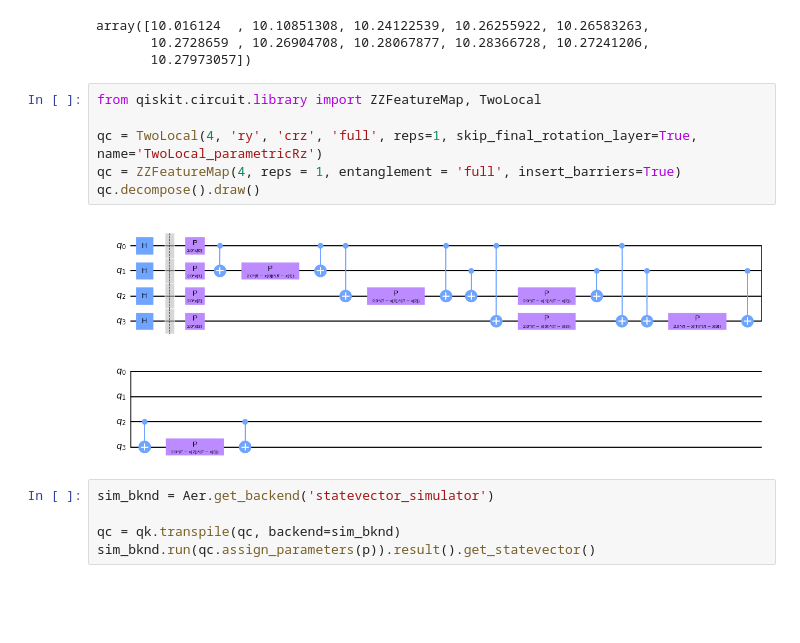
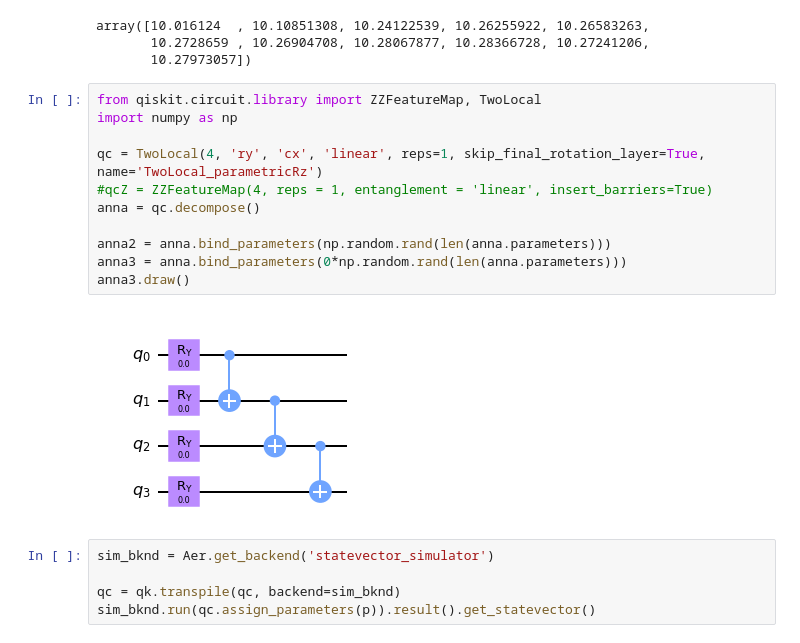
Before and after one commit to mballarin97/mps_qnn, a Jupyter notebook: examples/Ent_visualize.ipynb, the cells around one changed output. Saved outputs shown, nothing was run; the diff lists cells and outputs as text; blank space fills up the shorter version.

```diff
--- a/examples/Ent_visualize.ipynb
+++ b/examples/Ent_visualize.ipynb
@@ -579,12 +579,17 @@ array([10.016124  , 10.10851308, 10.24122539, 10.26255922, 10.26583263,
        10.27973057])
 # %%
 from qiskit.circuit.library import ZZFeatureMap, TwoLocal
+import numpy as np
 
-qc = TwoLocal(4, 'ry', 'crz', 'full', reps=1, skip_final_rotation_layer=True, name='TwoLocal_parametricRz')
-qc = ZZFeatureMap(4, reps = 1, entanglement = 'full', insert_barriers=True)
-qc.decompose().draw()
+qc = TwoLocal(4, 'ry', 'cx', 'linear', reps=1, skip_final_rotation_layer=True, name='TwoLocal_parametricRz')
+#qcZ = ZZFeatureMap(4, reps = 1, entanglement = 'linear', insert_barriers=True)
+anna = qc.decompose()
+
+anna2 = anna.bind_parameters(np.random.rand(len(anna.parameters)))
+anna3 = anna.bind_parameters(0*np.random.rand(len(anna.parameters)))
+anna3.draw()
 # %% [output]
-[figure, old version]
+[figure, new version]
 # %%
 sim_bknd = Aer.get_backend('statevector_simulator')
 
```
Also changed, not shown: parts of 2 cells of this notebook, 9 other files.
